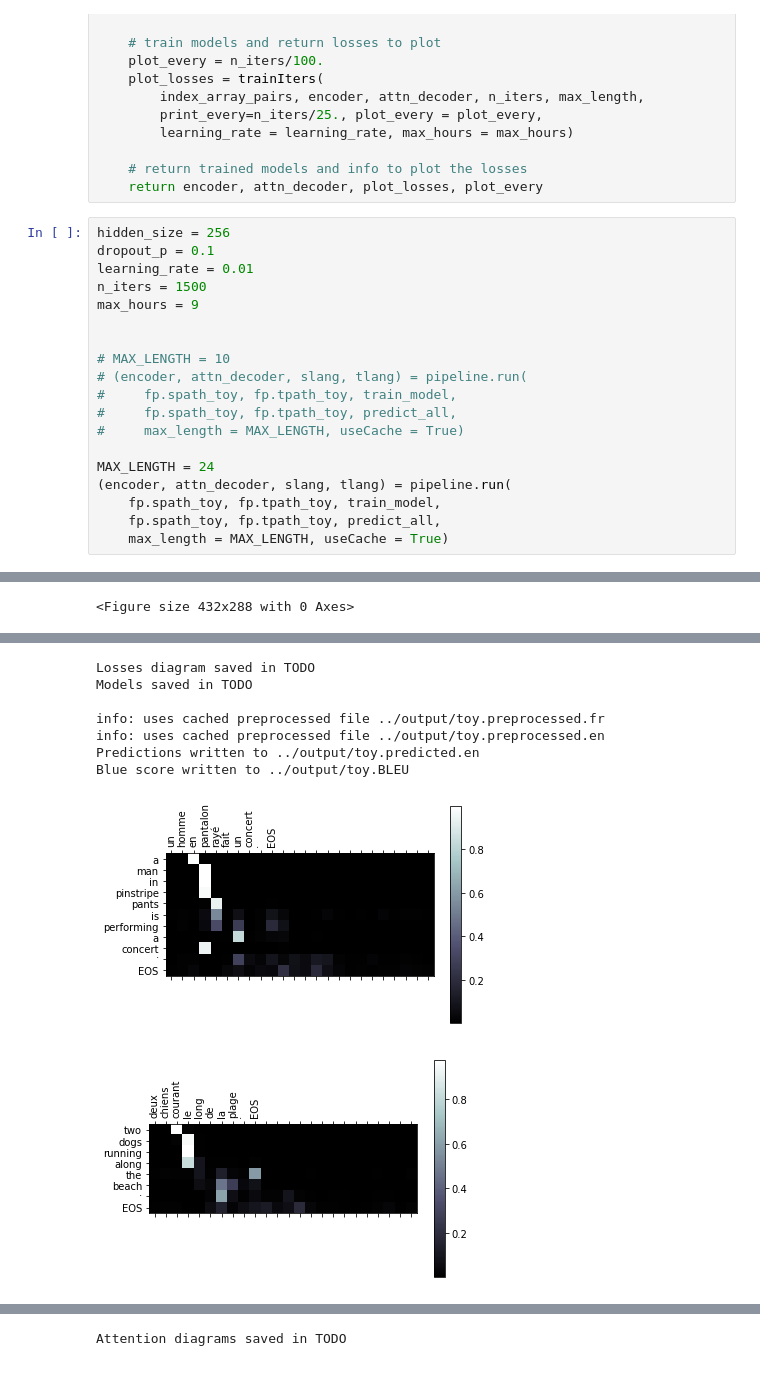
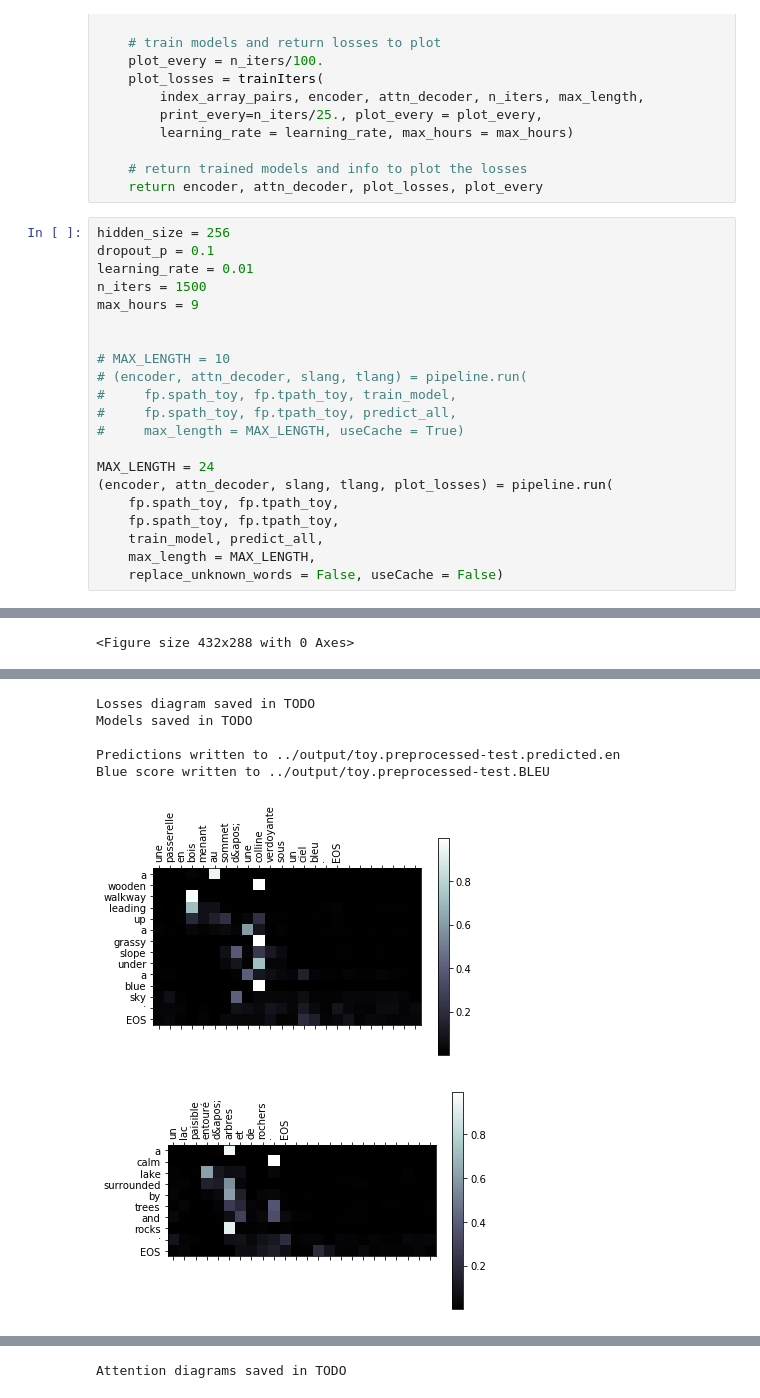
Before and after one commit to maartje/NLP2-Project2, a Jupyter notebook: src/Notebook_Pipeline.ipynb, the cells around one changed output, grey strips where cells are left out. Saved outputs shown, nothing was run; the diff lists cells and outputs as text.

Commit message:
replace infrequent and unknown words, adapt pipeline

```diff
--- a/src/Notebook_Pipeline.ipynb
+++ b/src/Notebook_Pipeline.ipynb
@@ -38,8 +38,10 @@ max_hours = 9
 #     max_length = MAX_LENGTH, useCache = True)
 
 MAX_LENGTH = 24
-(encoder, attn_decoder, slang, tlang) = pipeline.run(
-    fp.spath_toy, fp.tpath_toy, train_model,
-    fp.spath_toy, fp.tpath_toy, predict_all,
-    max_length = MAX_LENGTH, useCache = True)
+(encoder, attn_decoder, slang, tlang, plot_losses) = pipeline.run(
+    fp.spath_toy, fp.tpath_toy,
+    fp.spath_toy, fp.tpath_toy,
+    train_model, predict_all,
+    max_length = MAX_LENGTH,
+    replace_unknown_words = False, useCache = False)
 # %% [output]
@@ -65,9 +67,7 @@ MAX_LENGTH = 24
 Losses diagram saved in TODO
 Models saved in TODO
 
-info: uses cached preprocessed file ../output/toy.preprocessed.fr
-info: uses cached preprocessed file ../output/toy.preprocessed.en
-Predictions written to ../output/toy.predicted.en
-Blue score written to ../output/toy.BLEU
+Predictions written to ../output/toy.preprocessed-test.predicted.en
+Blue score written to ../output/toy.preprocessed-test.BLEU
-[figure, old version]
+[figure, new version]
-[figure, old version]
+[figure, new version]
```
Also changed, not shown: parts of 2 cells of this notebook, 4 other files.
